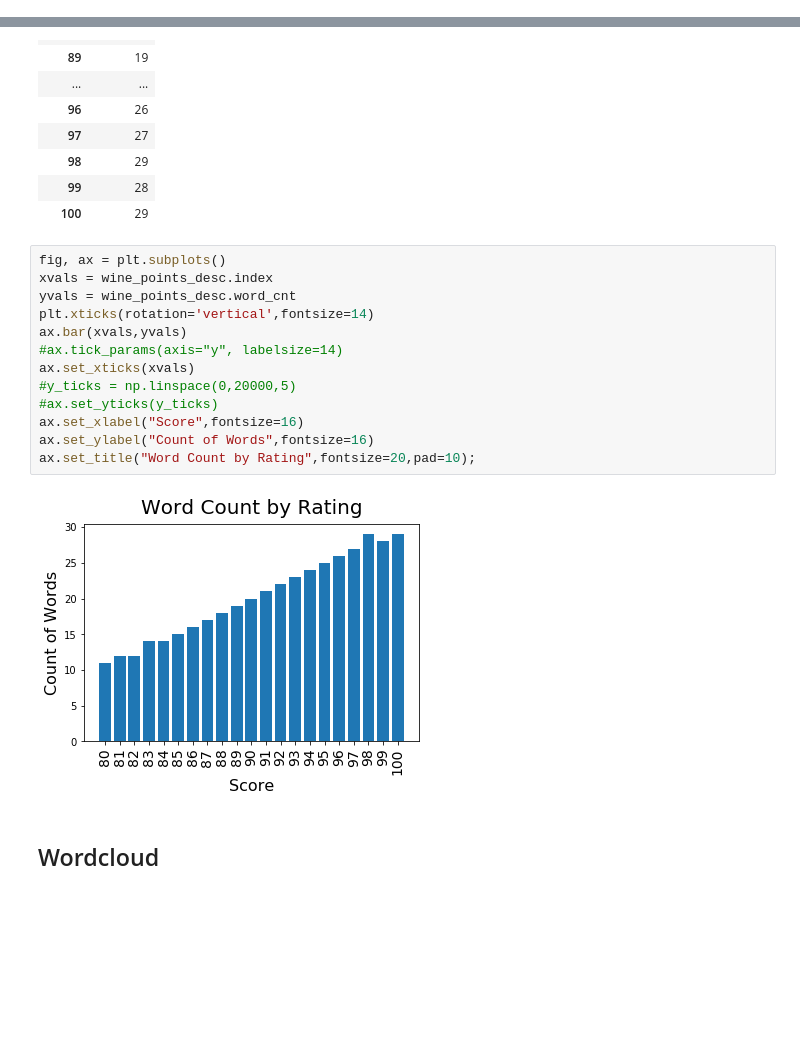
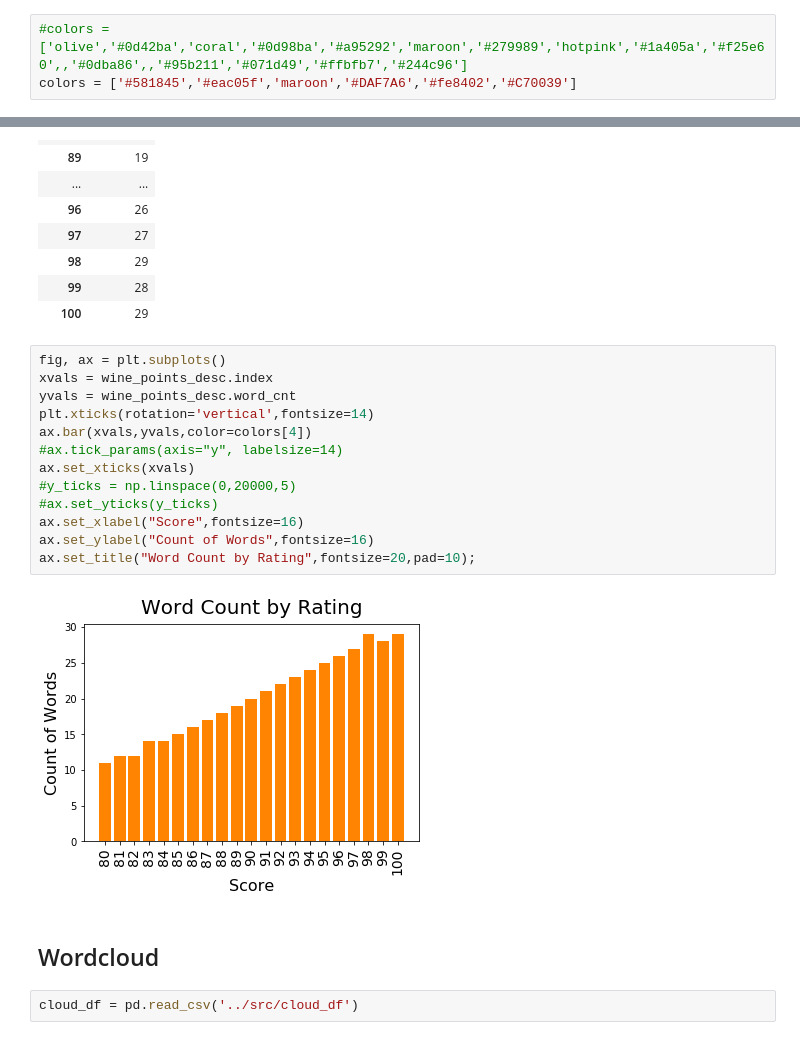
Before and after one commit to vanessapolliard/which-wine, a Jupyter notebook: notebooks/data_exploration.ipynb, the cells around one changed output, grey strips where cells are left out. Cells and saved outputs as stored; diff of their text form; blank space fills up the shorter version.

```diff
--- a/notebooks/data_exploration.ipynb
+++ b/notebooks/data_exploration.ipynb
@@ -17,0 +19,3 @@ import gensim.corpora as corpora
+# %%
+#colors = ['olive','#0d42ba','coral','#0d98ba','#a95292','maroon','#279989','hotpink','#1a405a','#f25e60',,'#0dba86',,'#95b211','#071d49','#ffbfb7','#244c96']
+colors = ['#581845','#eac05f','maroon','#DAF7A6','#fe8402','#C70039']
@@ -721,17 +732,19 @@ wine_points_desc
 # %%
 fig, ax = plt.subplots()
 xvals = wine_points_desc.index
 yvals = wine_points_desc.word_cnt
 plt.xticks(rotation='vertical',fontsize=14)
-ax.bar(xvals,yvals)
+ax.bar(xvals,yvals,color=colors[4])
 #ax.tick_params(axis="y", labelsize=14)
 ax.set_xticks(xvals)
 #y_ticks = np.linspace(0,20000,5)
 #ax.set_yticks(y_ticks)
 ax.set_xlabel("Score",fontsize=16)
 ax.set_ylabel("Count of Words",fontsize=16)
 ax.set_title("Word Count by Rating",fontsize=20,pad=10);
 # %% [output]
-[figure, old version]
+[figure, new version]
 # %% [markdown]
 ## Wordcloud
+# %%
+cloud_df = pd.read_csv('../src/cloud_df')
```
Also changed, not shown: parts of 44 cells of this notebook, 15 other files.
